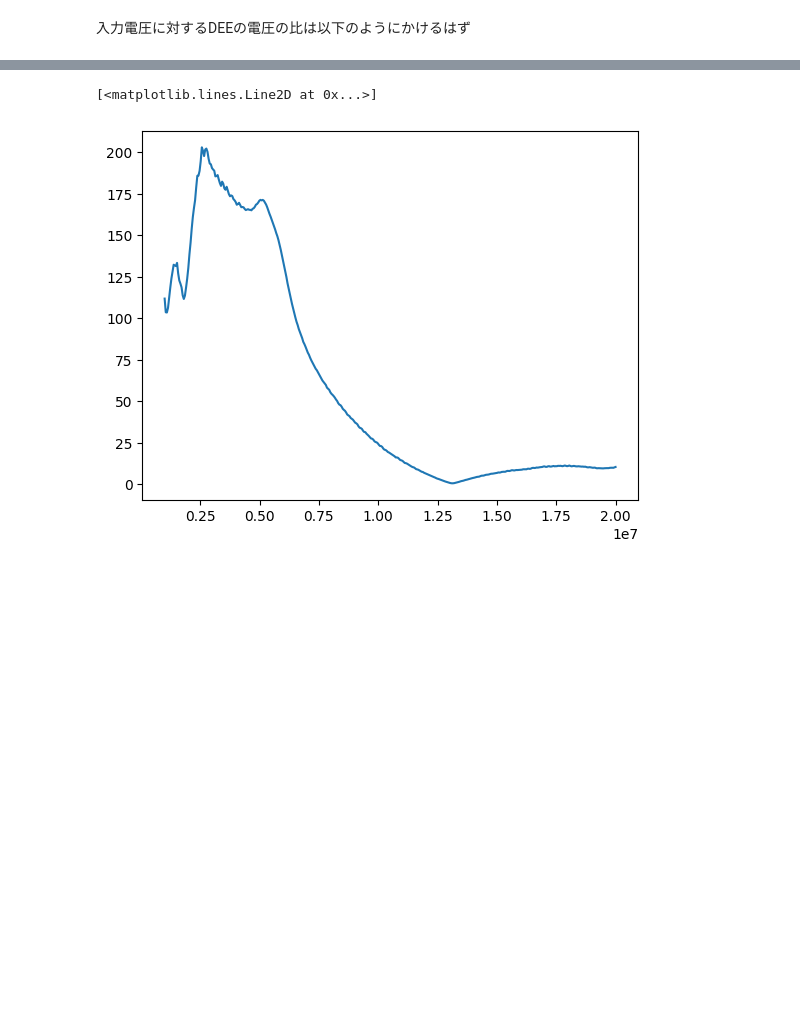
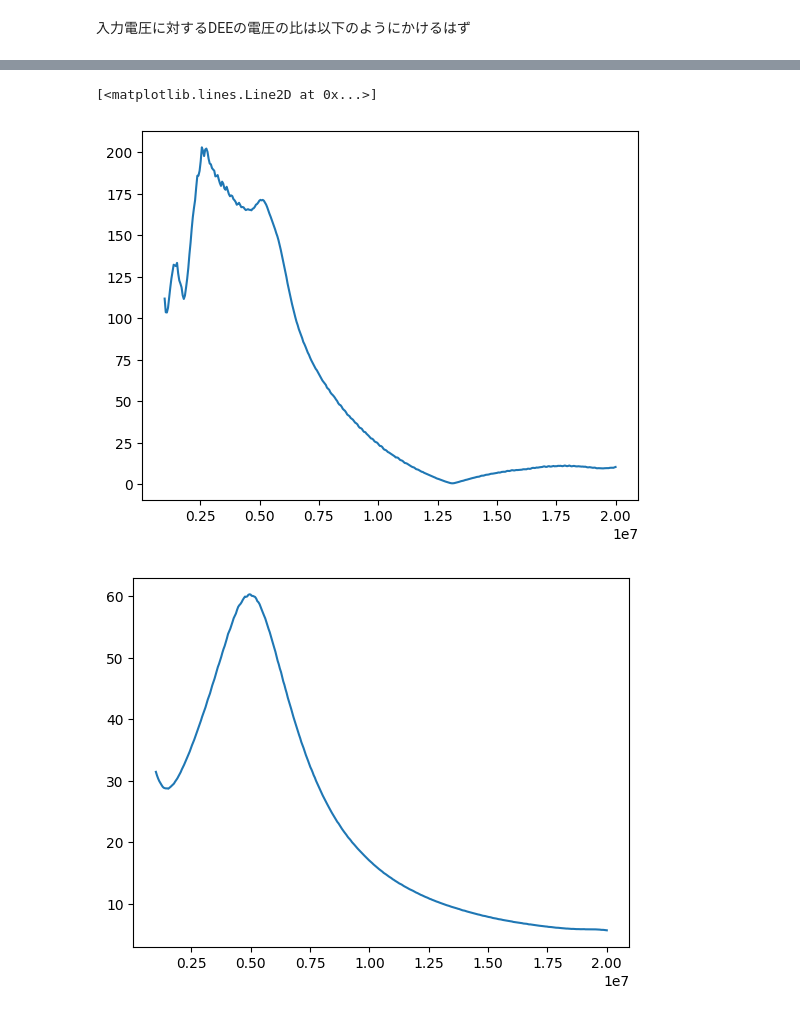
Before and after one commit to tyaxm/cyclotron, a Jupyter notebook: src/RLC_with_stray.ipynb, the cells around one changed output, grey strips where cells are left out. Saved outputs shown, nothing was run; the diff lists cells and outputs as text; code cells hidden in the pictures; blank space fills up the shorter version.

```diff
--- a/src/RLC_with_stray.ipynb
+++ b/src/RLC_with_stray.ipynb
@@ -78,5 +112,8 @@ plt.plot(freq,np.log(np.abs(Z_C)/np.abs(Z_tot)))
 # %%
 plt.plot(freq,np.abs(Z_C.imag)/np.sqrt(Z_tot.real))
+plt.figure()
+plt.plot(freq,np.abs(Z_C.imag)/np.sqrt(Z_tot_port1.real))
 # %% [output]
 [<matplotlib.lines.Line2D at 0x...>]
 [figure]
+[figure, added]
```
Also changed, not shown: parts of 10 cells of this notebook, 1 other file.
